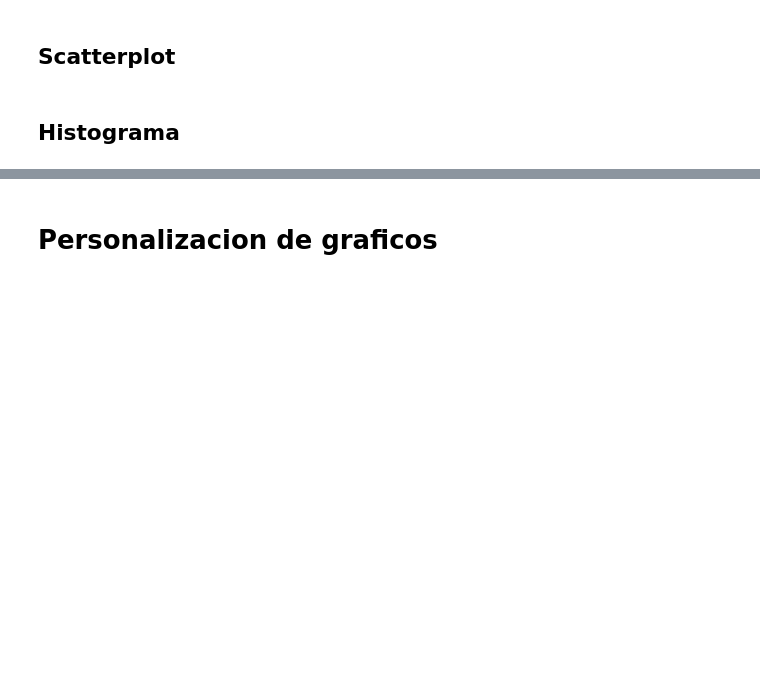
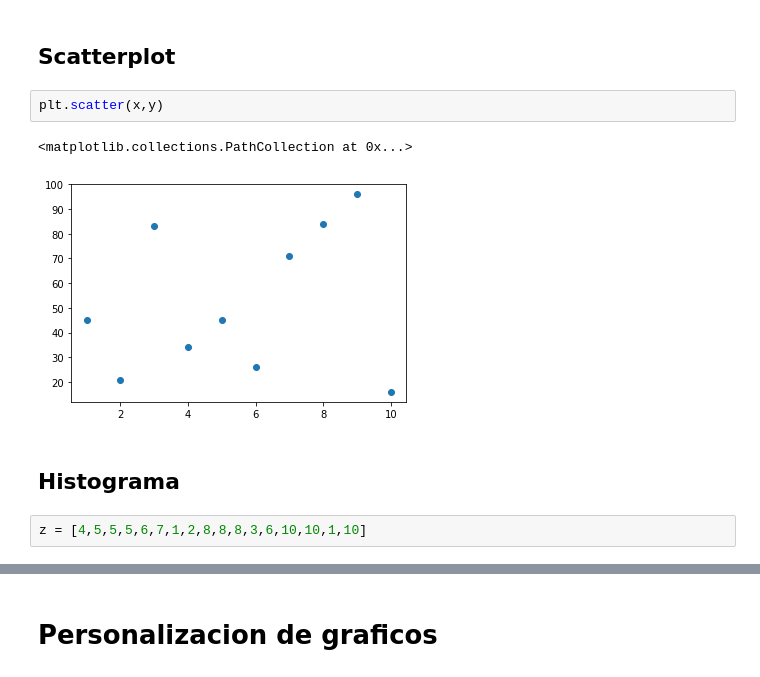
Before and after one commit to TamaraCucumides/TallerPythonMIA, a Jupyter notebook: Sesion 3 - Visualizaciones/Visualizaciones.ipynb, the cells around one changed output, grey strips where cells are left out. Cells and saved outputs as stored; diff of their text form; blank space fills up the shorter version.

```diff
--- a/Sesion 3 - Visualizaciones/Visualizaciones.ipynb
+++ b/Sesion 3 - Visualizaciones/Visualizaciones.ipynb
@@ -81,4 +93,11 @@ plt.bar(x,y)
 # %% [markdown]
 ## Scatterplot
+# %%
+plt.scatter(x,y)
+# %% [output]
+<matplotlib.collections.PathCollection at 0x...>
+[figure, added]
 # %% [markdown]
 ## Histograma
+# %%
+z = [4,5,5,5,6,7,1,2,8,8,8,3,6,10,10,1,10]
```
Also changed, not shown: parts of 41 cells of this notebook.
